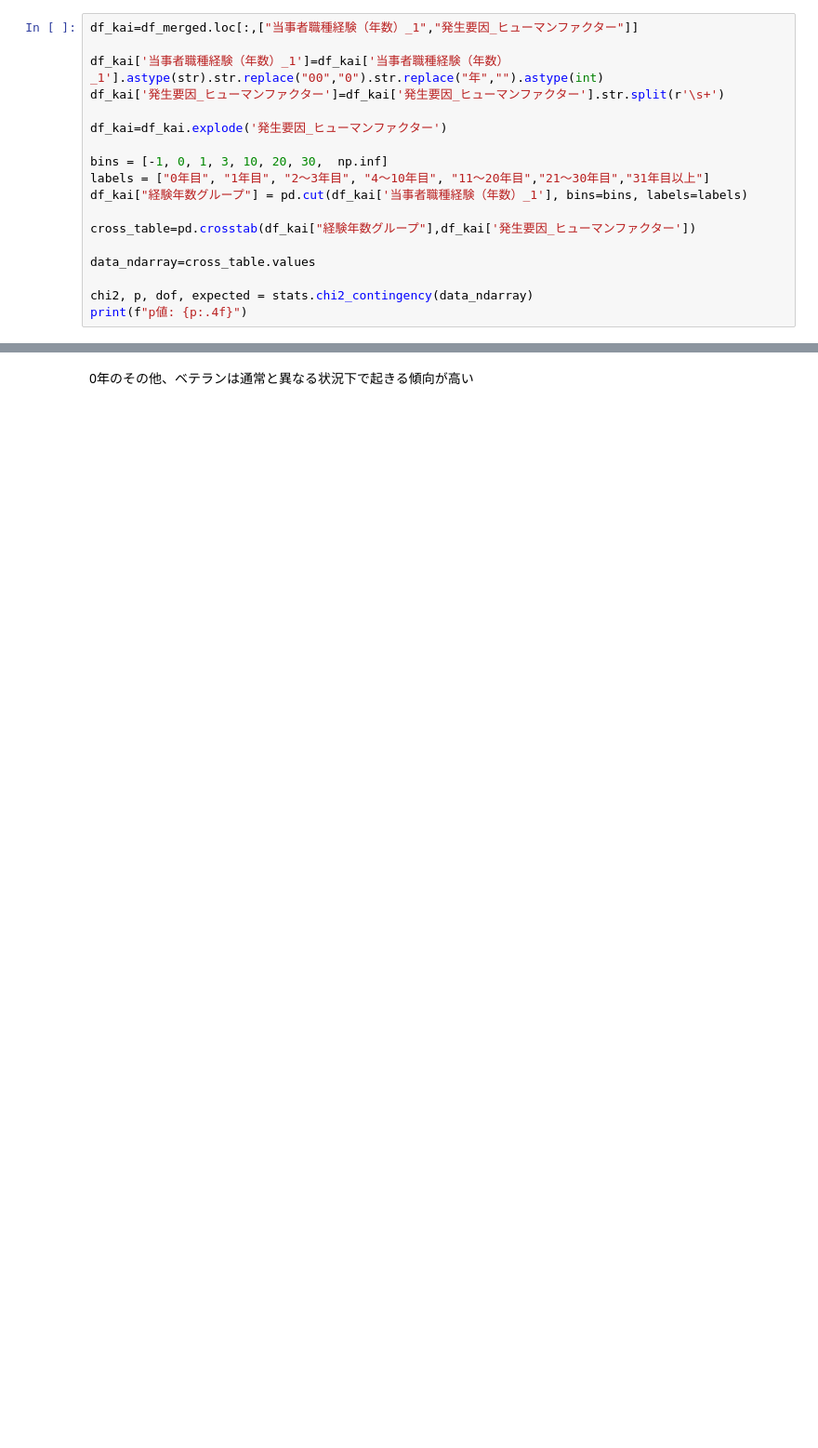
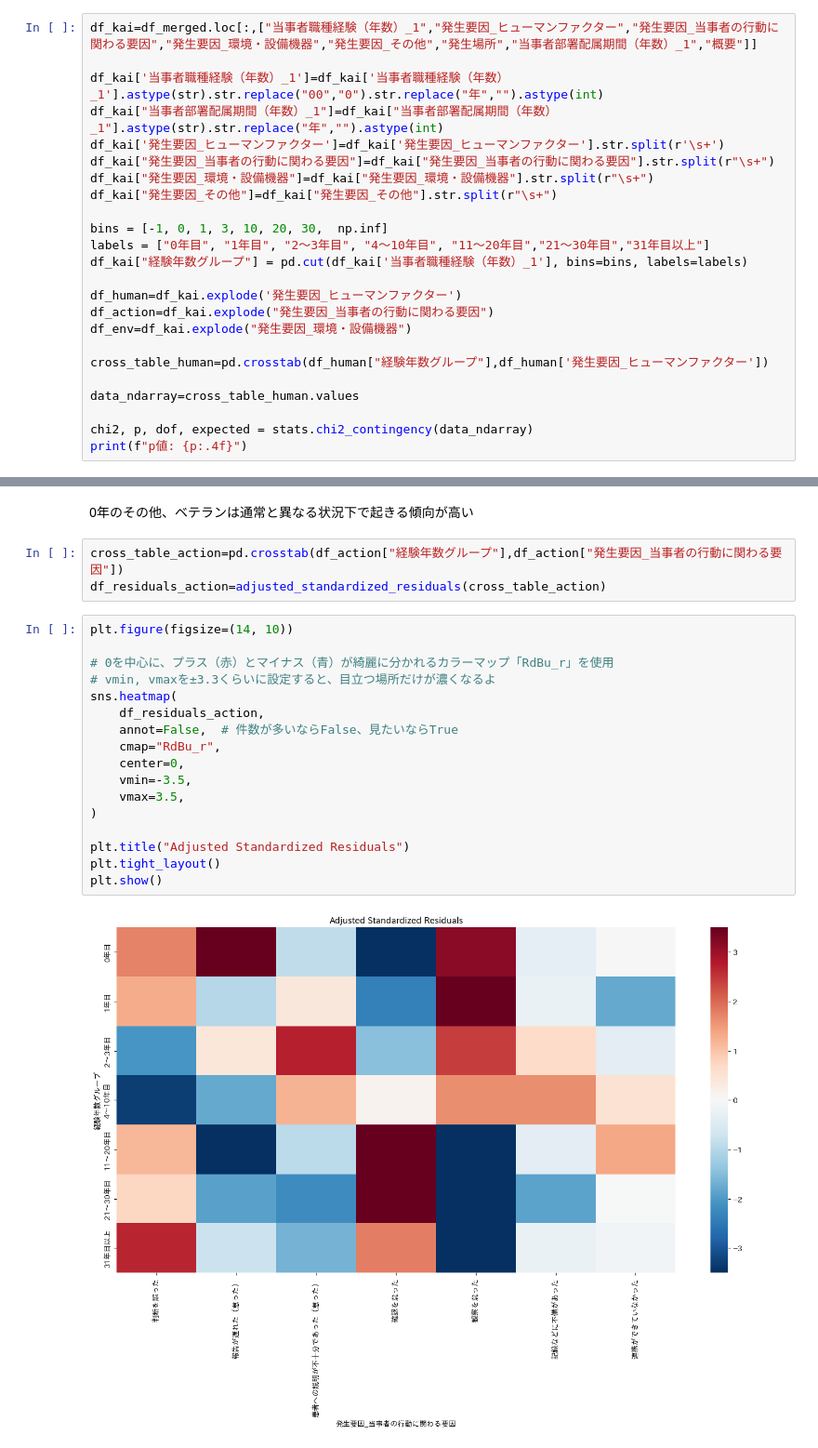
Before and after one commit to maizoh/Project_Shinshu, a Jupyter notebook: Project_Shinshu_2.ipynb, the cells around one changed output, grey strips where cells are left out. Shown at 93% size. Cells and saved outputs as stored; diff of their text form; blank space fills up the shorter version.

```diff
--- a/Project_Shinshu_2.ipynb
+++ b/Project_Shinshu_2.ipynb
@@ -328,18 +108,24 @@ else:
 # %%
-df_kai=df_merged.loc[:,["当事者職種経験（年数）_1","発生要因_ヒューマンファクター"]]
+df_kai=df_merged.loc[:,["当事者職種経験（年数）_1","発生要因_ヒューマンファクター","発生要因_当事者の行動に関わる要因","発生要因_環境・設備機器","発生要因_その他","発生場所","当事者部署配属期間（年数）_1","概要"]]
 
 df_kai['当事者職種経験（年数）_1']=df_kai['当事者職種経験（年数）_1'].astype(str).str.replace("00","0").str.replace("年","").astype(int)
+df_kai["当事者部署配属期間（年数）_1"]=df_kai["当事者部署配属期間（年数）_1"].astype(str).str.replace("年","").astype(int)
 df_kai['発生要因_ヒューマンファクター']=df_kai['発生要因_ヒューマンファクター'].str.split(r'\s+')
-
-df_kai=df_kai.explode('発生要因_ヒューマンファクター')
+df_kai["発生要因_当事者の行動に関わる要因"]=df_kai["発生要因_当事者の行動に関わる要因"].str.split(r"\s+")
+df_kai["発生要因_環境・設備機器"]=df_kai["発生要因_環境・設備機器"].str.split(r"\s+")
+df_kai["発生要因_その他"]=df_kai["発生要因_その他"].str.split(r"\s+")
 
 bins = [-1, 0, 1, 3, 10, 20, 30,  np.inf]
 labels = ["0年目", "1年目", "2〜3年目", "4〜10年目", "11～20年目","21～30年目","31年目以上"]
 df_kai["経験年数グループ"] = pd.cut(df_kai['当事者職種経験（年数）_1'], bins=bins, labels=labels)
 
-cross_table=pd.crosstab(df_kai["経験年数グループ"],df_kai['発生要因_ヒューマンファクター'])
+df_human=df_kai.explode('発生要因_ヒューマンファクター')
+df_action=df_kai.explode("発生要因_当事者の行動に関わる要因")
+df_env=df_kai.explode("発生要因_環境・設備機器")
 
-data_ndarray=cross_table.values
+cross_table_human=pd.crosstab(df_human["経験年数グループ"],df_human['発生要因_ヒューマンファクター'])
+
+data_ndarray=cross_table_human.values
 
 chi2, p, dof, expected = stats.chi2_contingency(data_ndarray)
 print(f"p値: {p:.4f}")
@@ -416,3 +182,25 @@ plt.show()
 [figure]
 # %% [markdown]
 0年のその他、ベテランは通常と異なる状況下で起きる傾向が高い
+# %%
+cross_table_action=pd.crosstab(df_action["経験年数グループ"],df_action["発生要因_当事者の行動に関わる要因"])
+df_residuals_action=adjusted_standardized_residuals(cross_table_action)
+# %%
+plt.figure(figsize=(14, 10))
+
+# 0を中心に、プラス（赤）とマイナス（青）が綺麗に分かれるカラーマップ「RdBu_r」を使用
+# vmin, vmaxを±3.3くらいに設定すると、目立つ場所だけが濃くなるよ
+sns.heatmap(
+    df_residuals_action,
+    annot=False,  # 件数が多いならFalse、見たいならTrue
+    cmap="RdBu_r",
+    center=0,
+    vmin=-3.5,
+    vmax=3.5,
+)
+
+plt.title("Adjusted Standardized Residuals")
+plt.tight_layout()
+plt.show()
+# %% [output]
+[figure, added]
```
Also changed, not shown: parts of 5 cells of this notebook.
